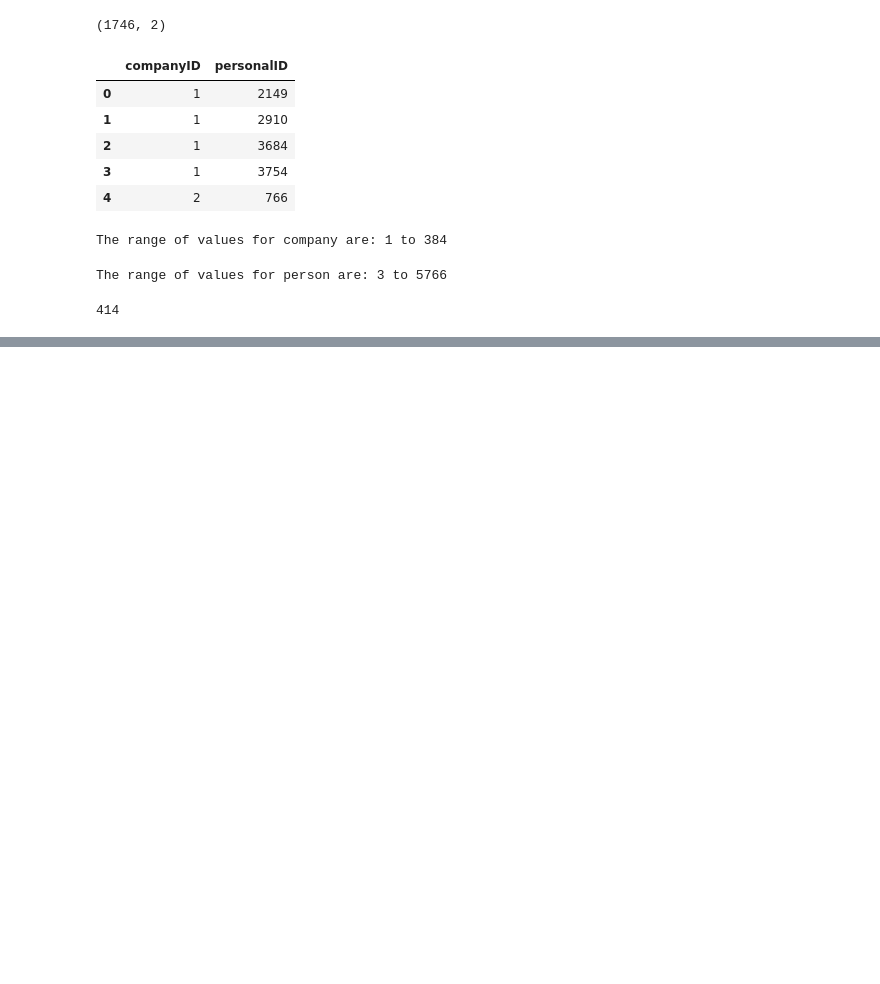
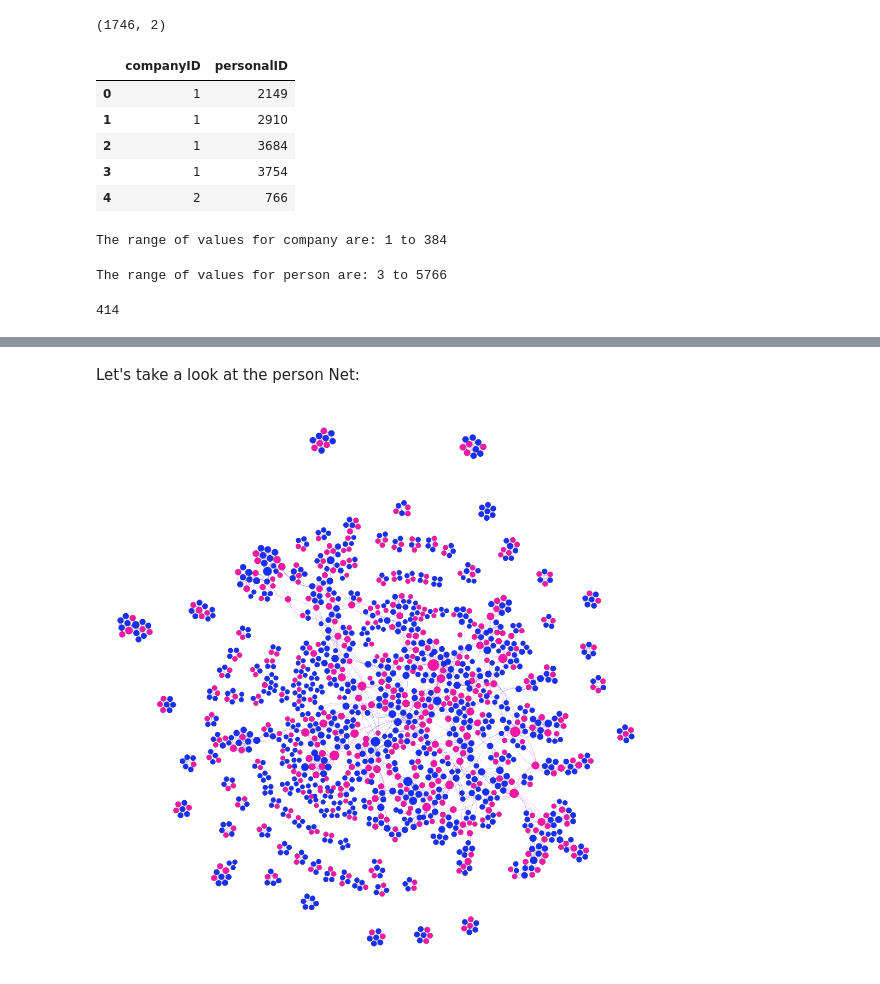
Before and after one commit to ajp619/is620_2modeNet, a Jupyter notebook: 2modeNet.ipynb, the cells around one changed output, grey strips where cells are left out. Drawn from its saved outputs; the diff is of its cells as text; code cells hidden in the pictures; blank space fills up the shorter version.

```diff
--- a/2modeNet.ipynb
+++ b/2modeNet.ipynb
@@ -117,0 +171,6 @@ nx.write_gexf(g, 'export.gexf')
+# %% [markdown]
+Let's take a look at the person Net:
+# %%
+dis.Image('personNet.png', width=600)
+# %% [output]
+[figure, added]
```
Also changed, not shown: parts of 31 cells of this notebook, 10 other files.
